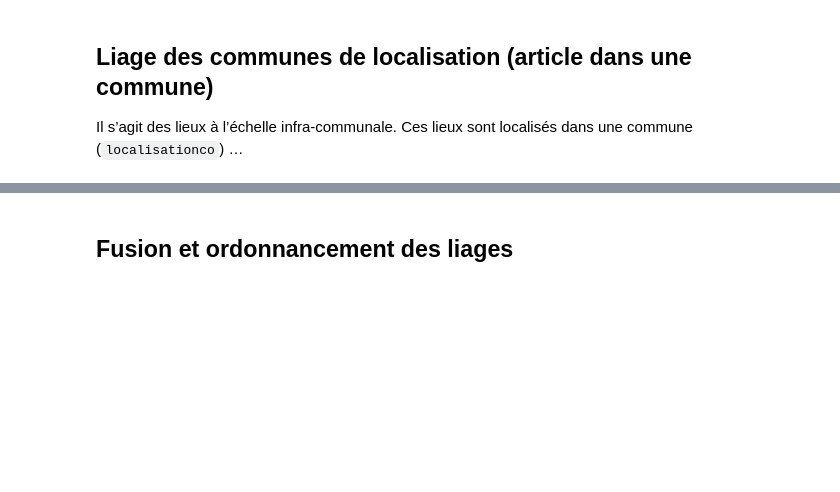
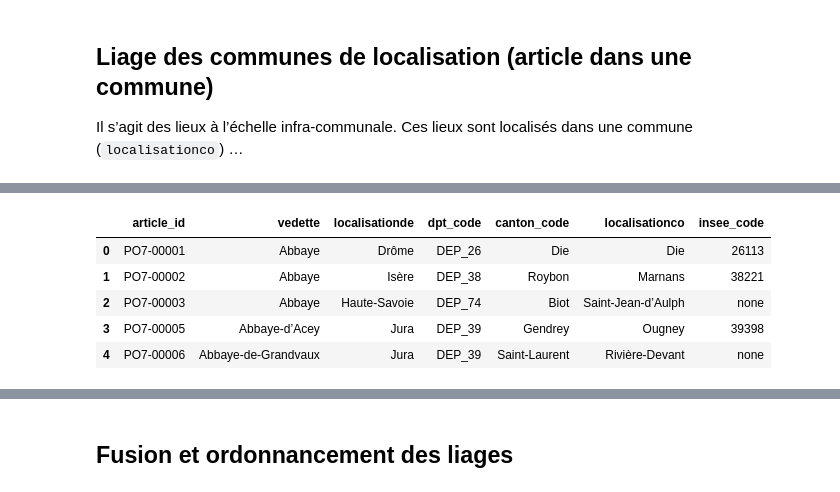
Before and after one commit to chartes/dico-topo, a Jupyter notebook: utils/pouille_linking/PO_linking.ipynb, the cells around one changed output, grey strips where cells are left out. Cells and saved outputs as stored; diff of their text form; code cells hidden in the pictures; blank space fills up the shorter version.

```diff
--- a/utils/pouille_linking/PO_linking.ipynb
+++ b/utils/pouille_linking/PO_linking.ipynb
@@ -131,3 +483,10 @@ filtered_df['insee_code'] = filtered_df['insee_code'].fillna('none')
 # %%
-filtered_df.head(5)
+localisationco_df.head(5)
+# %% [output]
+|  | article_id | vedette | localisationde | dpt_code | canton_code | localisationco | insee_code |
+| 0 | PO7-00001 | Abbaye | Drôme | DEP_26 | Die | Die | 26113 |
+| 1 | PO7-00002 | Abbaye | Isère | DEP_38 | Roybon | Marnans | 38221 |
+| 2 | PO7-00003 | Abbaye | Haute-Savoie | DEP_74 | Biot | Saint-Jean-d’Aulph | none |
+| 3 | PO7-00005 | Abbaye-d’Acey | Jura | DEP_39 | Gendrey | Ougney | 39398 |
+| 4 | PO7-00006 | Abbaye-de-Grandvaux | Jura | DEP_39 | Saint-Laurent | Rivière-Devant | none |
 # %%
```
Also changed, not shown: parts of 36 cells of this notebook, 6 other files.
